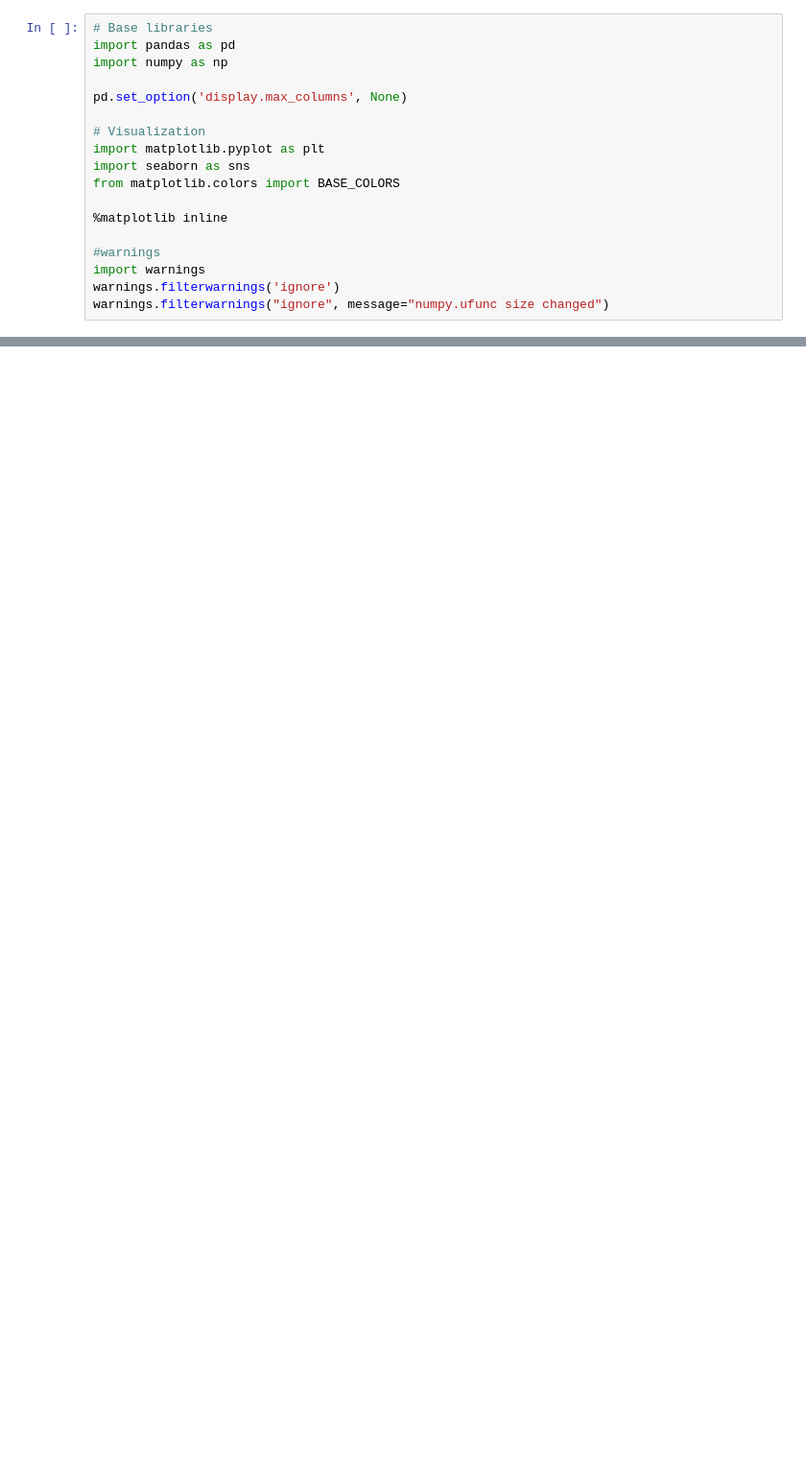
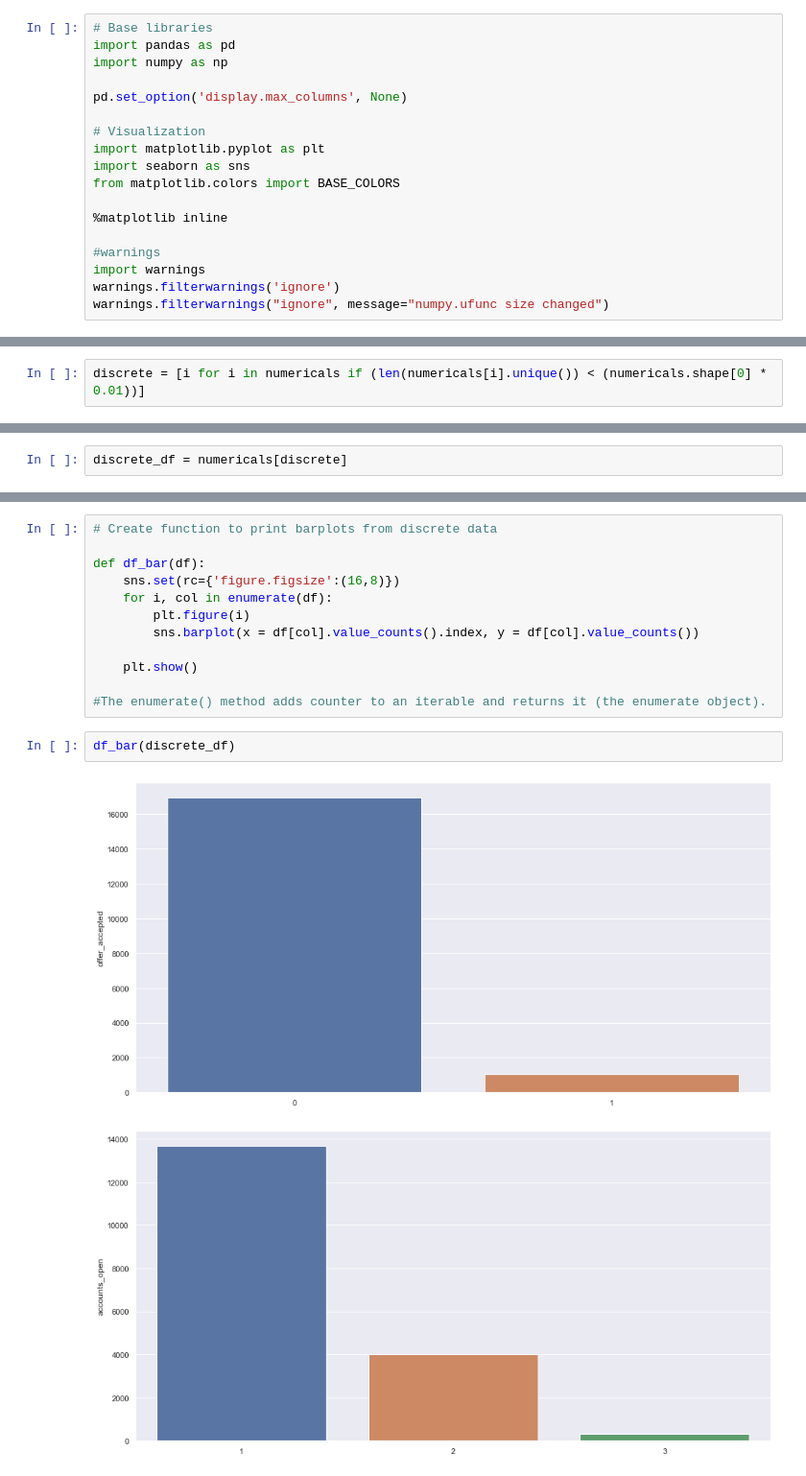
Before and after one commit to dataaivu/ML-Classification, a Jupyter notebook: Project_Deliverables/ML_Classification_Final.ipynb, the cells around one changed output, grey strips where cells are left out. Shown at 96% size. Drawn from its saved outputs; the diff is of its cells as text; blank space fills up the shorter version.

```diff
--- a/Project_Deliverables/ML_Classification_Final.ipynb
+++ b/Project_Deliverables/ML_Classification_Final.ipynb
@@ -36,0 +199,2 @@ credit_df
+# %%
+discrete = [i for i in numericals if (len(numericals[i].unique()) < (numericals.shape[0] * 0.01))]
@@ -36,0 +285,2 @@ credit_df
+# %%
+discrete_df = numericals[discrete]
@@ -36,0 +319,17 @@ credit_df
+# %%
+# Create function to print barplots from discrete data
+
+def df_bar(df):
+    sns.set(rc={'figure.figsize':(16,8)})
+    for i, col in enumerate(df):
+        plt.figure(i)
+        sns.barplot(x = df[col].value_counts().index, y = df[col].value_counts())
+
+    plt.show()
+
+#The enumerate() method adds counter to an iterable and returns it (the enumerate object).
+# %%
+df_bar(discrete_df)
+# %% [output]
+[figure, added]
+[figure, added]
```
Also changed, not shown: parts of 102 cells of this notebook, 1 other file.
